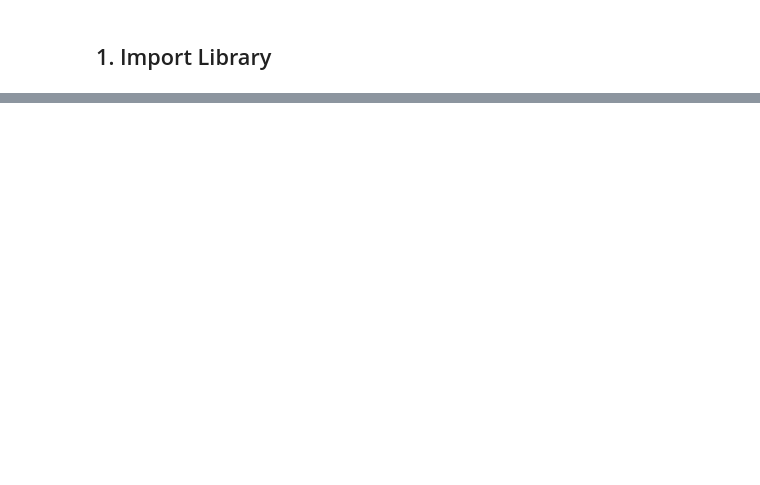
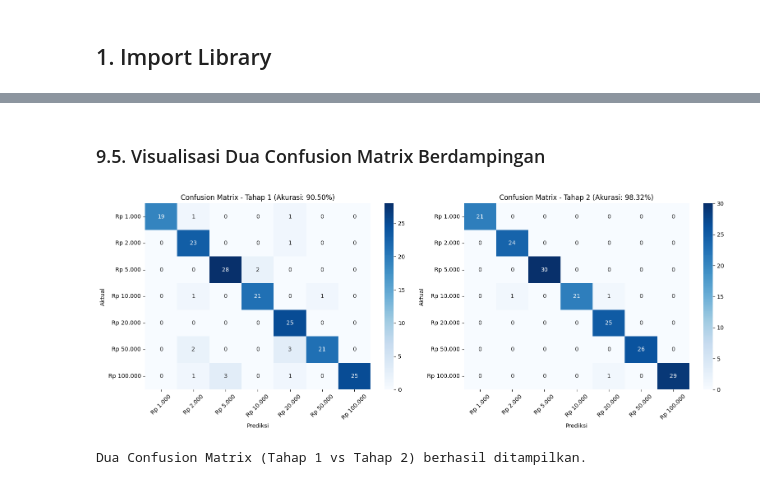
Before and after one commit to vikaandinii/pembaca-nominal-uang-rupiah, a Jupyter notebook: notebooks/mobilenetv2_training.ipynb, the cells around one changed output, grey strips where cells are left out. Saved outputs shown, nothing was run; the diff lists cells and outputs as text; code cells hidden in the pictures; blank space fills up the shorter version.

```diff
--- a/notebooks/mobilenetv2_training.ipynb
+++ b/notebooks/mobilenetv2_training.ipynb
@@ -273,0 +465,8 @@ print('Model final siap dipakai API:', api_model_path)
+# %%
+target_names = [f'Rp {int(c):,}'.replace(',', '.') for c in CLASSES]
+
+print('=== Classification Report - Tahap 1 (Backbone Frozen) ===')
+print(classification_report(y_true, pred_frozen, target_names=target_names, digits=4))
+
+print('\n=== Classification Report - Tahap 2 (Fine-Tuning) ===')
+print(classification_report(y_true, pred_ft, target_names=target_names, digits=4))
@@ -273,0 +491,30 @@ print('Model final siap dipakai API:', api_model_path)
+# %% [markdown]
+### 9.5. Visualisasi Dua Confusion Matrix Berdampingan
+# %%
+cm_t1 = confusion_matrix(y_true, pred_frozen)
+cm_t2 = confusion_matrix(y_true, pred_ft)
+
+fig, axes = plt.subplots(1, 2, figsize=(16, 6))
+
+# Confusion Matrix Tahap 1
+sns.heatmap(cm_t1, annot=True, fmt='d', cmap='Blues', ax=axes[0],
+            xticklabels=target_names, yticklabels=target_names)
+axes[0].set_title(f'Confusion Matrix - Tahap 1 (Akurasi: {acc_t1*100:.2f}%)')
+axes[0].set_ylabel('Aktual')
+axes[0].set_xlabel('Prediksi')
+axes[0].tick_params(axis='x', rotation=45)
+
+# Confusion Matrix Tahap 2
+sns.heatmap(cm_t2, annot=True, fmt='d', cmap='Blues', ax=axes[1],
+            xticklabels=target_names, yticklabels=target_names)
+axes[1].set_title(f'Confusion Matrix - Tahap 2 (Akurasi: {acc_t2*100:.2f}%)')
+axes[1].set_ylabel('Aktual')
+axes[1].set_xlabel('Prediksi')
+axes[1].tick_params(axis='x', rotation=45)
+
+plt.tight_layout()
+plt.show()
+print('Dua Confusion Matrix (Tahap 1 vs Tahap 2) berhasil ditampilkan.')
+# %% [output]
+[figure, added]
+Dua Confusion Matrix (Tahap 1 vs Tahap 2) berhasil ditampilkan.
```
Also changed, not shown: parts of 62 cells of this notebook, 1 other file.
